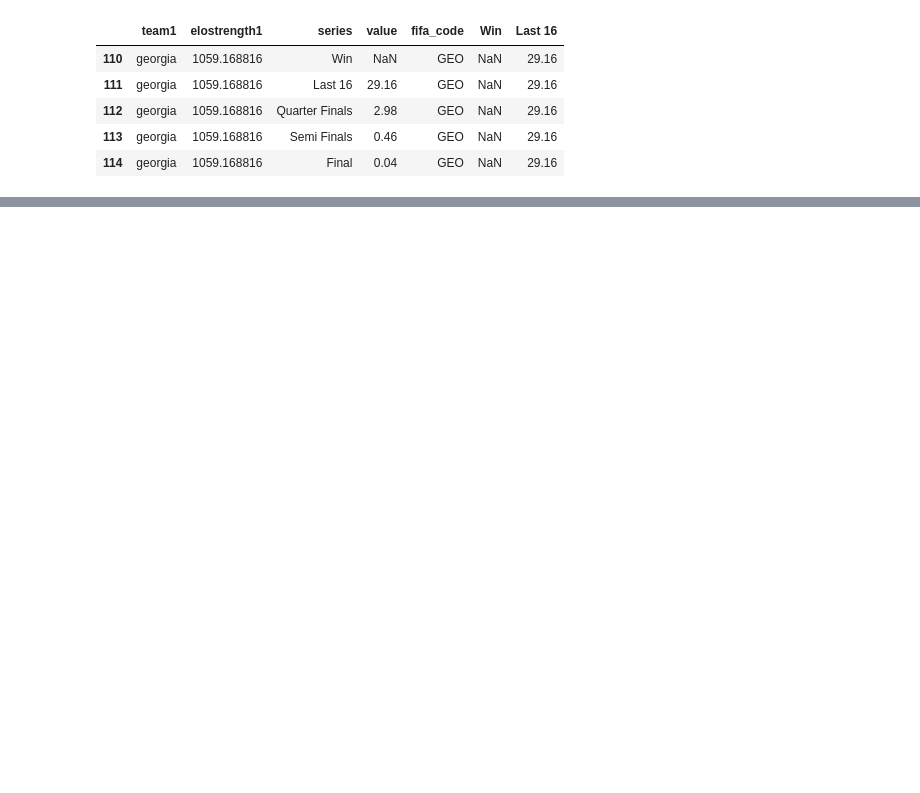
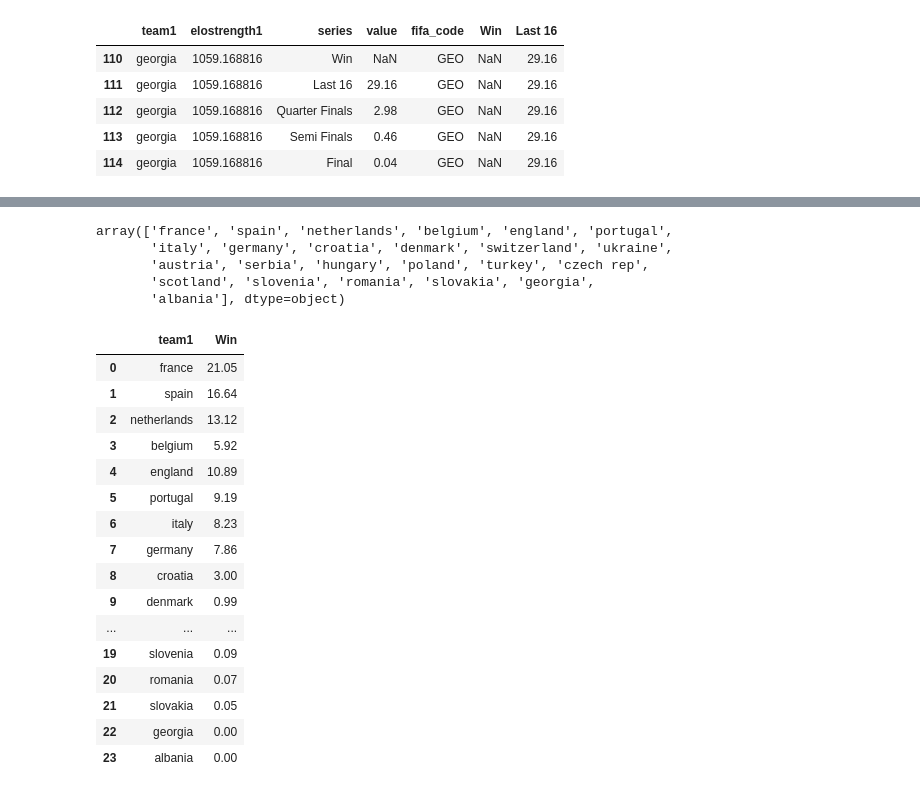
Before and after one commit to jhellingsdata/RADataHub, a Jupyter notebook: Article Charts/Football/football.ipynb, the cells around one changed output, grey strips where cells are left out. Cells and saved outputs as stored; diff of their text form; code cells hidden in the pictures; blank space fills up the shorter version.

```diff
--- a/Article Charts/Football/football.ipynb
+++ b/Article Charts/Football/football.ipynb
@@ -123,0 +226,28 @@ df.query("fifa_code == 'GEO'")
+# %%
+df.team1.unique()
+# %% [output]
+array(['france', 'spain', 'netherlands', 'belgium', 'england', 'portugal',
+       'italy', 'germany', 'croatia', 'denmark', 'switzerland', 'ukraine',
+       'austria', 'serbia', 'hungary', 'poland', 'turkey', 'czech rep',
+       'scotland', 'slovenia', 'romania', 'slovakia', 'georgia',
+       'albania'], dtype=object)
+# %%
+updated_df
+# %% [output]
+|  | team1 | Win |
+| 0 | france | 21.05 |
+| 1 | spain | 16.64 |
+| 2 | netherlands | 13.12 |
+| 3 | belgium | 5.92 |
+| 4 | england | 10.89 |
+| 5 | portugal | 9.19 |
+| 6 | italy | 8.23 |
+| 7 | germany | 7.86 |
+| 8 | croatia | 3.00 |
+| 9 | denmark | 0.99 |
+| ... | ... | ... |
+| 19 | slovenia | 0.09 |
+| 20 | romania | 0.07 |
+| 21 | slovakia | 0.05 |
+| 22 | georgia | 0.00 |
+| 23 | albania | 0.00 |
```
Also changed, not shown: parts of 3 cells of this notebook, 7 other files.
